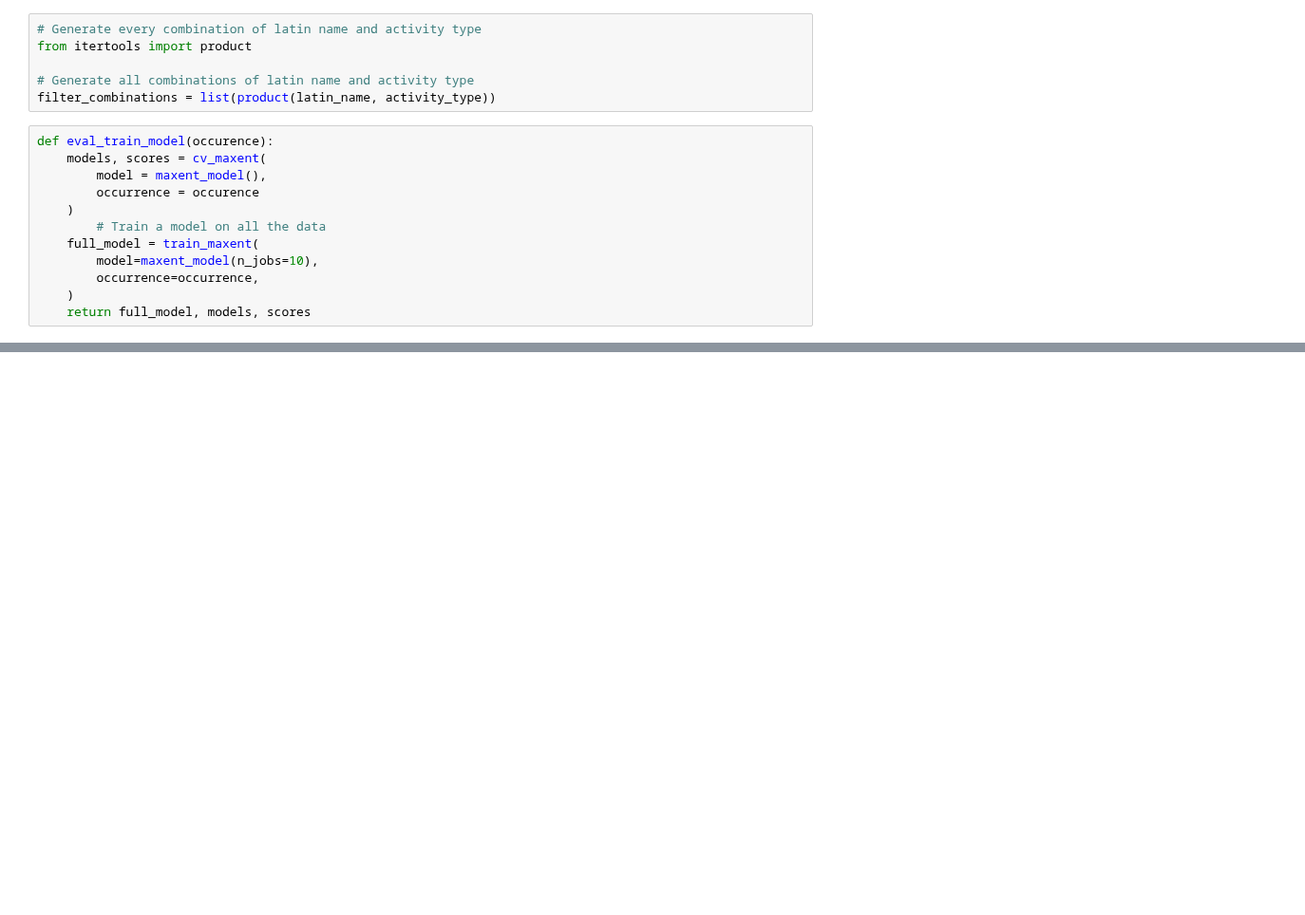
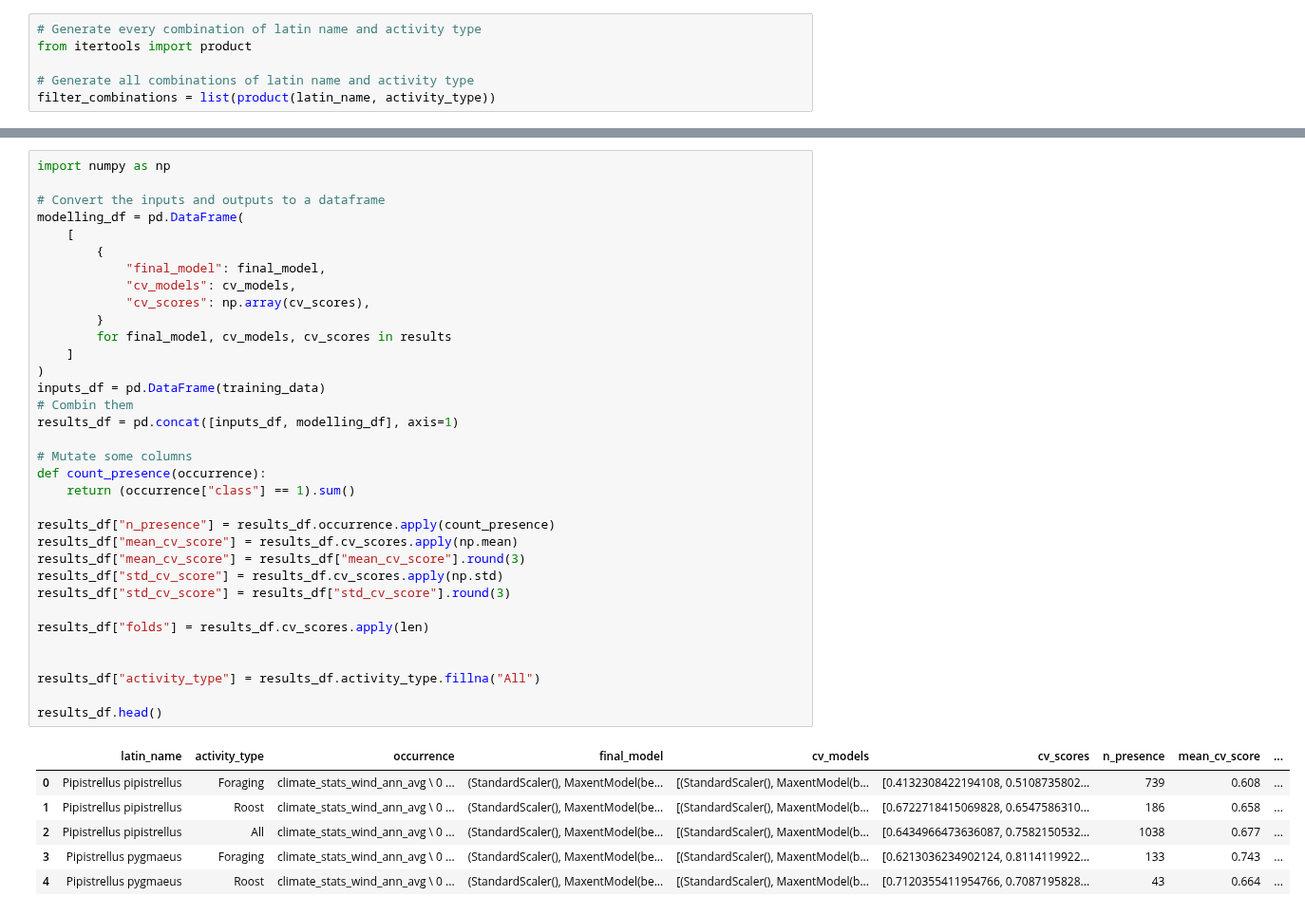
Before and after one commit to MatthewJWhittle/shefflied-bats, a Jupyter notebook: modelling/maxent-modelling.ipynb, the cells around one changed output, grey strips where cells are left out. Shown at 95% size. Saved outputs shown, nothing was run; the diff lists cells and outputs as text; blank space fills up the shorter version.

Commit message:
run models

```diff
--- a/modelling/maxent-modelling.ipynb
+++ b/modelling/maxent-modelling.ipynb
@@ -324,16 +265,4 @@ from itertools import product
 
 # Generate all combinations of latin name and activity type
 filter_combinations = list(product(latin_name, activity_type))
-# %%
-def eval_train_model(occurence):
-    models, scores = cv_maxent(
-        model = maxent_model(),
-        occurrence = occurence
-    )
-        # Train a model on all the data
-    full_model = train_maxent(
-        model=maxent_model(n_jobs=10),
-        occurrence=occurrence,
-    )
-    return full_model, models, scores
 # %%
@@ -387,3 +306,44 @@ results_df = pd.DataFrame(results)
+# %%
+import numpy as np
+
+# Convert the inputs and outputs to a dataframe
+modelling_df = pd.DataFrame(
+    [
+        {
+            "final_model": final_model,
+            "cv_models": cv_models,
+            "cv_scores": np.array(cv_scores),
+        }
+        for final_model, cv_models, cv_scores in results
+    ]
+)
+inputs_df = pd.DataFrame(training_data)
+# Combin them
+results_df = pd.concat([inputs_df, modelling_df], axis=1)
+
+# Mutate some columns
+def count_presence(occurrence):
+    return (occurrence["class"] == 1).sum()
+
+results_df["n_presence"] = results_df.occurrence.apply(count_presence)
+results_df["mean_cv_score"] = results_df.cv_scores.apply(np.mean)
+results_df["mean_cv_score"] = results_df["mean_cv_score"].round(3)
+results_df["std_cv_score"] = results_df.cv_scores.apply(np.std)
+results_df["std_cv_score"] = results_df["std_cv_score"].round(3)
+
+results_df["folds"] = results_df.cv_scores.apply(len)
+
+
+results_df["activity_type"] = results_df.activity_type.fillna("All")
+
+results_df.head()
+# %% [output]
+|  | latin_name | activity_type | occurrence | final_model | cv_models | cv_scores | n_presence | mean_cv_score | ... |
+| 0 | Pipistrellus pipistrellus | Foraging | climate_stats_wind_ann_avg \ 0 ... | (StandardScaler(), MaxentModel(be... | [(StandardScaler(), MaxentModel(b... | [0.4132308422194108, 0.5108735802... | 739 | 0.608 | ... |
+| 1 | Pipistrellus pipistrellus | Roost | climate_stats_wind_ann_avg \ 0 ... | (StandardScaler(), MaxentModel(be... | [(StandardScaler(), MaxentModel(b... | [0.6722718415069828, 0.6547586310... | 186 | 0.658 | ... |
+| 2 | Pipistrellus pipistrellus | All | climate_stats_wind_ann_avg \ 0 ... | (StandardScaler(), MaxentModel(be... | [(StandardScaler(), MaxentModel(b... | [0.6434966473636087, 0.7582150532... | 1038 | 0.677 | ... |
+| 3 | Pipistrellus pygmaeus | Foraging | climate_stats_wind_ann_avg \ 0 ... | (StandardScaler(), MaxentModel(be... | [(StandardScaler(), MaxentModel(b... | [0.6213036234902124, 0.8114119922... | 133 | 0.743 | ... |
+| 4 | Pipistrellus pygmaeus | Roost | climate_stats_wind_ann_avg \ 0 ... | (StandardScaler(), MaxentModel(be... | [(StandardScaler(), MaxentModel(b... | [0.7120355411954766, 0.7087195828... | 43 | 0.664 | ... |
 # %%
 results_df
 # %% [output]
```
Also changed, not shown: parts of 16 cells of this notebook, 1 other file.
